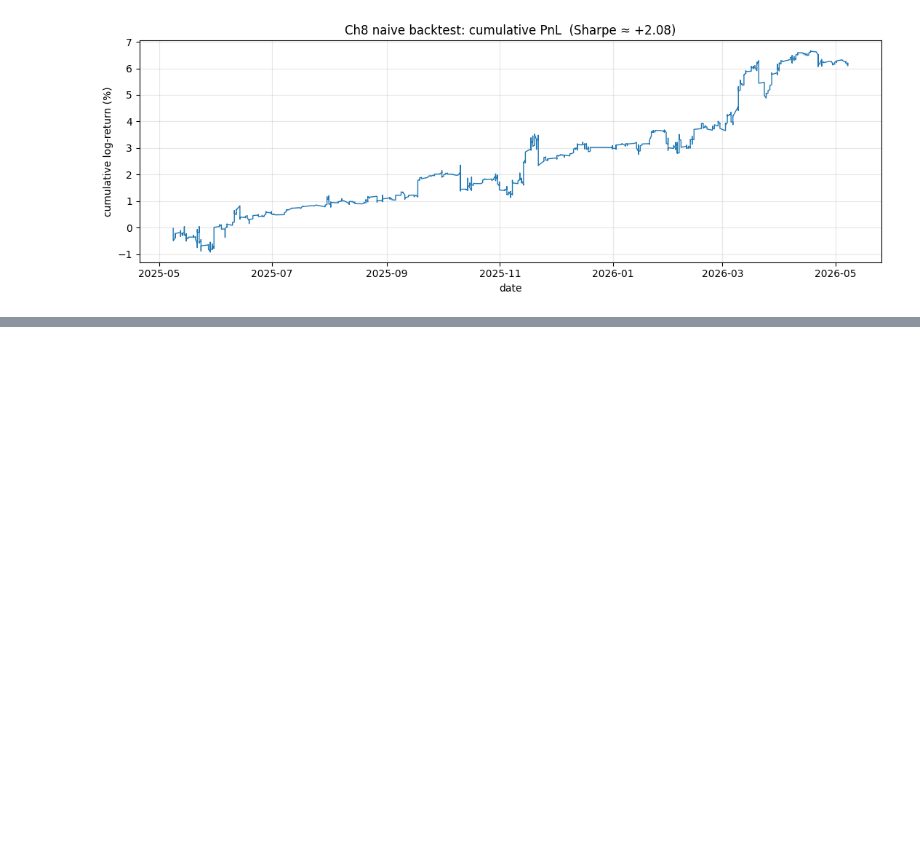
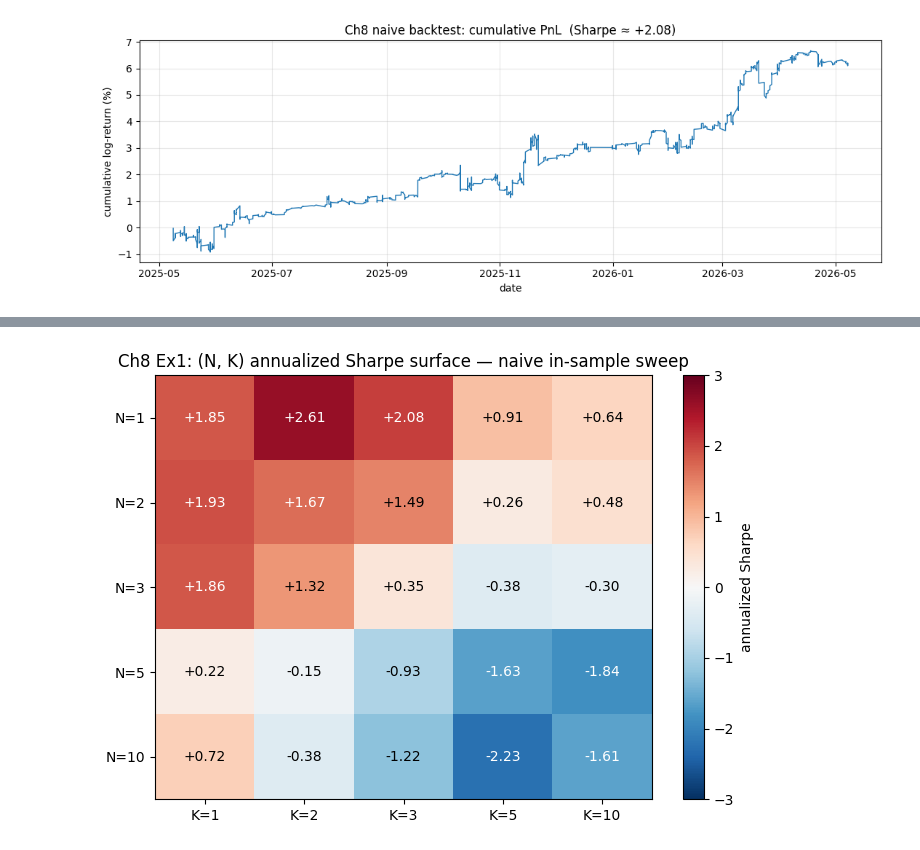
Before and after one commit to MichaelHelmers/quantitative-analysis, a Jupyter notebook: 08-first-edge/lesson.ipynb, the cells around one changed output, grey strips where cells are left out. Saved outputs shown, nothing was run; the diff lists cells and outputs as text; code cells hidden in the pictures; blank space fills up the shorter version.

Commit message:
Add Chapter 8 worked exercise solutions

```diff
--- a/08-first-edge/lesson.ipynb
+++ b/08-first-edge/lesson.ipynb
@@ -32,3 +32,8 @@ RTH_OPEN, RTH_CLOSE = 9*60+30, 16*60
 rth = qqq[(qqq["minute_of_day"] >= RTH_OPEN) & (qqq["minute_of_day"] < RTH_CLOSE)].copy()
 rth["minute_of_session"] = rth["minute_of_day"] - RTH_OPEN  # 0 at the open, 389 at the last RTH minute
 rth["session_date"] = rth.index.normalize()  # midnight stamp; groups all bars within the same trading day
+# Intraday log returns: ln(close_t / close_{t-1}).
+rth["log_ret"] = np.log(rth["close"] / rth["close"].shift(1))
+# First bar of each session spans the overnight gap; null it so within-session stats aren't contaminated.
+sf = rth.groupby("session_date").head(1).index
+rth.loc[sf, "log_ret"] = np.nan
@@ -216,3 +221,82 @@ plt.show()
    - If the Sharpe ratio is *larger* than 2×, what mechanism could explain that? (Hint: Sharpe scales with |edge| / vol, not with |edge| alone — and the closing window's vol is also higher than midday's, which works against the closing window's Sharpe in a way the bare ρ doesn't show.)
    - If the Sharpe ratio is *smaller* than 2×, what does that say about the marginal benefit of the closing-window time gate over a "trade everywhere" version?
    - Practical: would you rather run a strategy with 1,471 trades concentrated in 30 minutes per day, or a strategy with ~10× as many trades spread across the whole RTH session? Discuss the tradeoff in execution risk, capacity, and operational simplicity.
+# %%
+# Exercise 1: The (N, K) Sharpe surface and the snooping problem.
+# Re-run §4's vectorized backtest at every (N, K) in {1,2,3,5,10} x {1,2,3,5,10}.
+# Record the annualized Sharpe at each cell. Plot the resulting 5x5 grid as a
+# heatmap. Compare the best-cell Sharpe to the null-baseline "expected max of
+# 25 standard normals" ≈ sqrt(2 ln 25) ≈ 2.54.
+
+def backtest_NK(rth_df, N, K, k_sigma=1.0, time_gate=(360, 389)):
+    """Vectorized backtest at given (N, K). Returns annualized Sharpe + diagnostics."""
+    cw = rth_df.copy()
+    if time_gate is not None:
+        lo, hi = time_gate
+        cw = cw[cw["minute_of_session"].between(lo, hi)].copy()
+    # prior_N: sum of past N 1-min log returns; next_K: sum of next K (shift by -K).
+    cw["prior_N"] = cw.groupby("session_date")["log_ret"].transform(
+        lambda s, n=N: rolling_sum(s, n))
+    cw["next_K"] = cw.groupby("session_date")["log_ret"].transform(
+        lambda s, k=K: rolling_sum(s, k).shift(-k))
+    d = cw.dropna(subset=["prior_N", "next_K"]).copy()
+    if len(d) < 50:
+        return {"N": N, "K": K, "trades": 0, "sharpe": np.nan}
+    # Threshold and signal as in §4 — sigma estimated on each cell's own prior_N.
+    sigma_cell = d["prior_N"].std()
+    thr = k_sigma * sigma_cell
+    d["signal"] = np.where(d["prior_N"] > thr, -1,
+                  np.where(d["prior_N"] < -thr, +1, 0))
+    d["pnl"] = d["signal"] * d["next_K"]
+    tr = d[d["signal"] != 0]
+    if len(tr) < 10 or tr["pnl"].std() == 0:
+        return {"N": N, "K": K, "trades": len(tr), "sharpe": np.nan}
+    mu, sd = tr["pnl"].mean(), tr["pnl"].std()
+    n_sess = d["session_date"].nunique()
+    tpy = len(tr) / n_sess * 252  # trades per year, used for annualization factor
+    sharpe = (mu / sd) * np.sqrt(tpy)
+    return {"N": N, "K": K, "trades": len(tr), "sharpe": sharpe}
+
+Ns = [1, 2, 3, 5, 10]
+Ks = [1, 2, 3, 5, 10]
+# Build 5x5 grid of annualized Sharpes, one per (N, K) cell.
+grid = np.full((len(Ns), len(Ks)), np.nan)
+rows = []
+for i, n in enumerate(Ns):
+    for j, k in enumerate(Ks):
+        r = backtest_NK(rth, n, k)
+        grid[i, j] = r["sharpe"]
+        rows.append(r)
+nk_df = pd.DataFrame(rows)
+
+# Heatmap of the (N, K) Sharpe surface.
+fig, ax = plt.subplots(figsize=(7, 5))
+im = ax.imshow(grid, cmap="RdBu_r", vmin=-3, vmax=3, aspect="auto")
+ax.set_xticks(range(len(Ks)))
+ax.set_xticklabels([f"K={k}" for k in Ks])
+ax.set_yticks(range(len(Ns)))
+ax.set_yticklabels([f"N={n}" for n in Ns])
+ax.set_title("Ch8 Ex1: (N, K) annualized Sharpe surface — naive in-sample sweep")
+# Annotate each cell with its Sharpe value.
+for i in range(len(Ns)):
+    for j in range(len(Ks)):
+        v = grid[i, j]
+        ax.text(j, i, f"{v:+.2f}", ha="center", va="center",
+                color="white" if abs(v) > 1.5 else "black", fontsize=10)
+fig.colorbar(im, ax=ax, label="annualized Sharpe")
+plt.tight_layout()
+plt.show()
+
+best_idx = nk_df["sharpe"].idxmax()
+best = nk_df.loc[best_idx]
+picked = nk_df[(nk_df["N"] == 1) & (nk_df["K"] == 3)].iloc[0]
+expected_max_null = np.sqrt(2 * np.log(25))  # E[max of 25 iid N(0,1)] ≈ 2.54
+
+print(f"Best cell:           (N={int(best['N'])}, K={int(best['K'])})  Sharpe = {best['sharpe']:+.3f}")
+print(f"Picked cell (1, 3):  Sharpe = {picked['sharpe']:+.3f}")
+print(f"Gap (best − picked): {best['sharpe'] - picked['sharpe']:+.3f}")
+print(f"Cells with Sharpe > 1.5: {(grid > 1.5).sum()} / 25")
+print(f"Cells with Sharpe > 1.0: {(grid > 1.0).sum()} / 25")
+print(f"Null-baseline E[max of 25 N(0,1)] ≈ {expected_max_null:.3f}")
+# %% [output]
+[figure, added]
```
Also changed, not shown: parts of 8 cells of this notebook, 1 other file.
